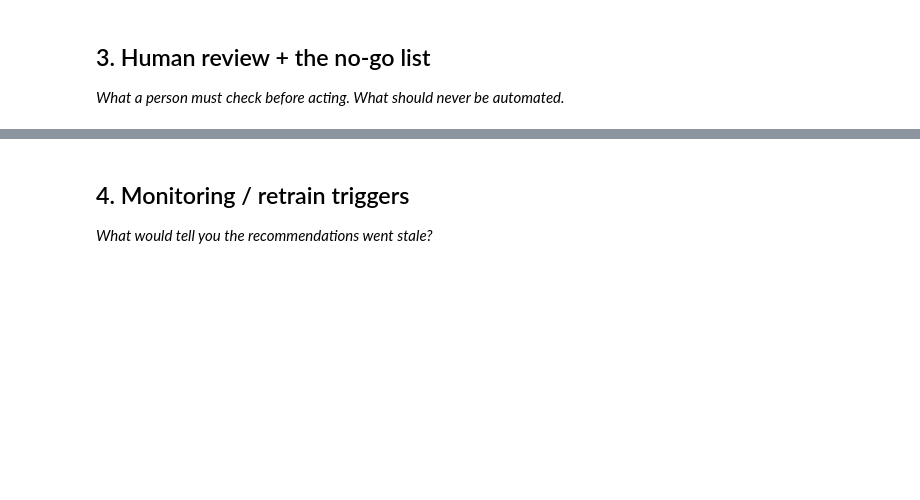
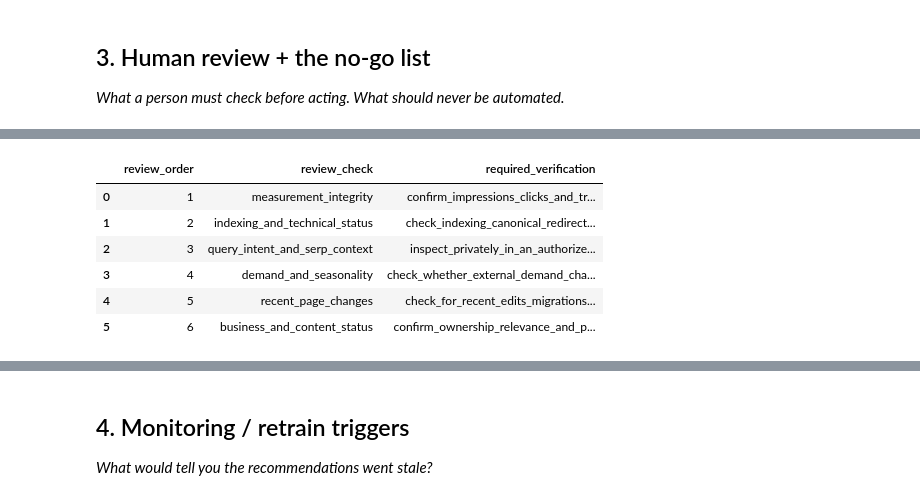
Before and after one commit to ahmedfurqan1/FlyRank-MachineLearning, a Jupyter notebook: work/notebooks/w07_action_playbook.ipynb, the cells around one changed output, grey strips where cells are left out. Saved outputs shown, nothing was run; the diff lists cells and outputs as text; code cells hidden in the pictures; blank space fills up the shorter version.

```diff
--- a/work/notebooks/w07_action_playbook.ipynb
+++ b/work/notebooks/w07_action_playbook.ipynb
@@ -20,0 +365,87 @@ This skeleton is yours to fill. Work the sections **in order** — each one has
+# %%
+human_review_rules = pd.DataFrame(
+    [
+        {
+            "review_order": 1,
+            "review_check": "measurement_integrity",
+            "required_verification": "confirm_impressions_clicks_and_tracking_are_plausible",
+        },
+        {
+            "review_order": 2,
+            "review_check": "indexing_and_technical_status",
+            "required_verification": "check_indexing_canonical_redirect_and_availability",
+        },
+        {
+            "review_order": 3,
+            "review_check": "query_intent_and_serp_context",
+            "required_verification": "inspect_privately_in_an_authorized_system",
+        },
+        {
+            "review_order": 4,
+            "review_check": "demand_and_seasonality",
+            "required_verification": "check_whether_external_demand_changed",
+        },
+        {
+            "review_order": 5,
+            "review_check": "recent_page_changes",
+            "required_verification": "check_for_recent_edits_migrations_or_experiments",
+        },
+        {
+            "review_order": 6,
+            "review_check": "business_and_content_status",
+            "required_verification": "confirm_ownership_relevance_and_page_lifecycle",
+        },
+    ]
+)
+
+no_go_cases = pd.DataFrame(
+    [
+        {
+            "no_go_case": "automatic_content_or_metadata_edit",
+            "required_response": "require_human_approval",
+        },
+        {
+            "no_go_case": "automatic_publish_delete_redirect_or_prune",
+            "required_response": "prohibit_automatic_action",
+        },
+        {
+            "no_go_case": "score_used_as_recovery_probability",
+            "required_response": "treat_as_ranking_score_only",
+        },
+        {
+            "no_go_case": "suspicious_or_incomplete_measurement",
+            "required_response": "hold_and_validate_data",
+        },
+        {
+            "no_go_case": "unclear_ownership_or_page_purpose",
+            "required_response": "abstain_and_route_to_owner",
+        },
+        {
+            "no_go_case": "sensitive_or_high_risk_content",
+            "required_response": "route_to_qualified_specialist",
+        },
+        {
+            "no_go_case": "private_identifiers_or_queries_in_outputs",
+            "required_response": "prohibit_display_or_public_export",
+        },
+    ]
+)
+
+action_queue["human_review_status"] = "pending"
+action_queue["review_decision"] = "undecided"
+action_queue["reviewer_archetype"] = "not_yet_assigned"
+
+assert human_review_rules["review_order"].is_unique
+assert human_review_rules["review_order"].is_monotonic_increasing
+assert no_go_cases["no_go_case"].is_unique
+assert action_queue["requires_human_review"].all()
+assert action_queue["automation_status"].eq("do_not_auto_edit").all()
+assert action_queue["human_review_status"].eq("pending").all()
+assert action_queue["review_decision"].eq("undecided").all()
+
+print("Mandatory human-review sequence")
+display(human_review_rules)
+
+print("Actions and conditions that must not be automated")
+display(no_go_cases)
+# %% [output]
@@ -20,0 +453,7 @@ This skeleton is yours to fill. Work the sections **in order** — each one has
+|  | review_order | review_check | required_verification |
+| 0 | 1 | measurement_integrity | confirm_impressions_clicks_and_tr... |
+| 1 | 2 | indexing_and_technical_status | check_indexing_canonical_redirect... |
+| 2 | 3 | query_intent_and_serp_context | inspect_privately_in_an_authorize... |
+| 3 | 4 | demand_and_seasonality | check_whether_external_demand_cha... |
+| 4 | 5 | recent_page_changes | check_for_recent_edits_migrations... |
+| 5 | 6 | business_and_content_status | confirm_ownership_relevance_and_p... |
```
Also changed, not shown: parts of 13 cells of this notebook.
